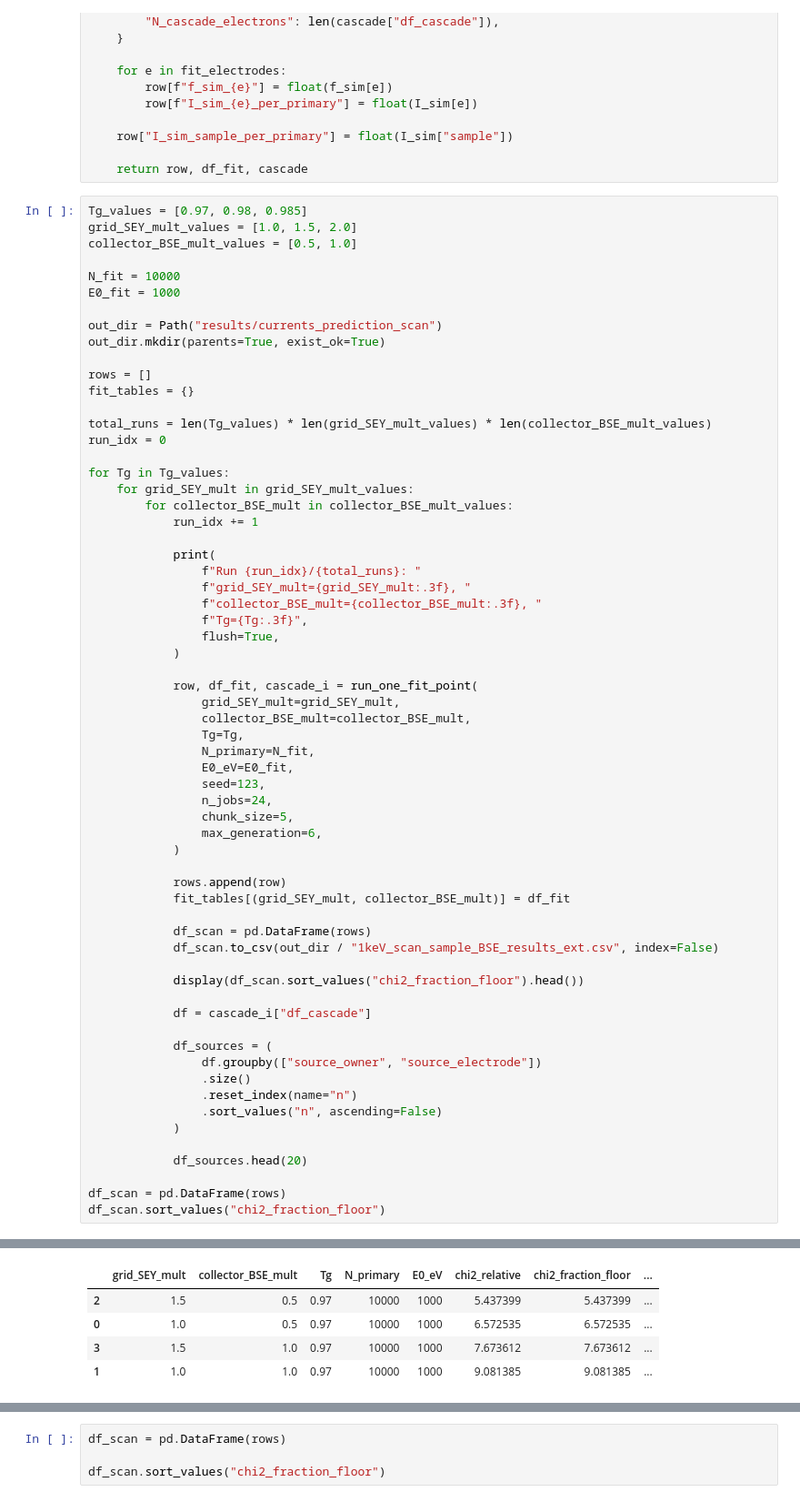
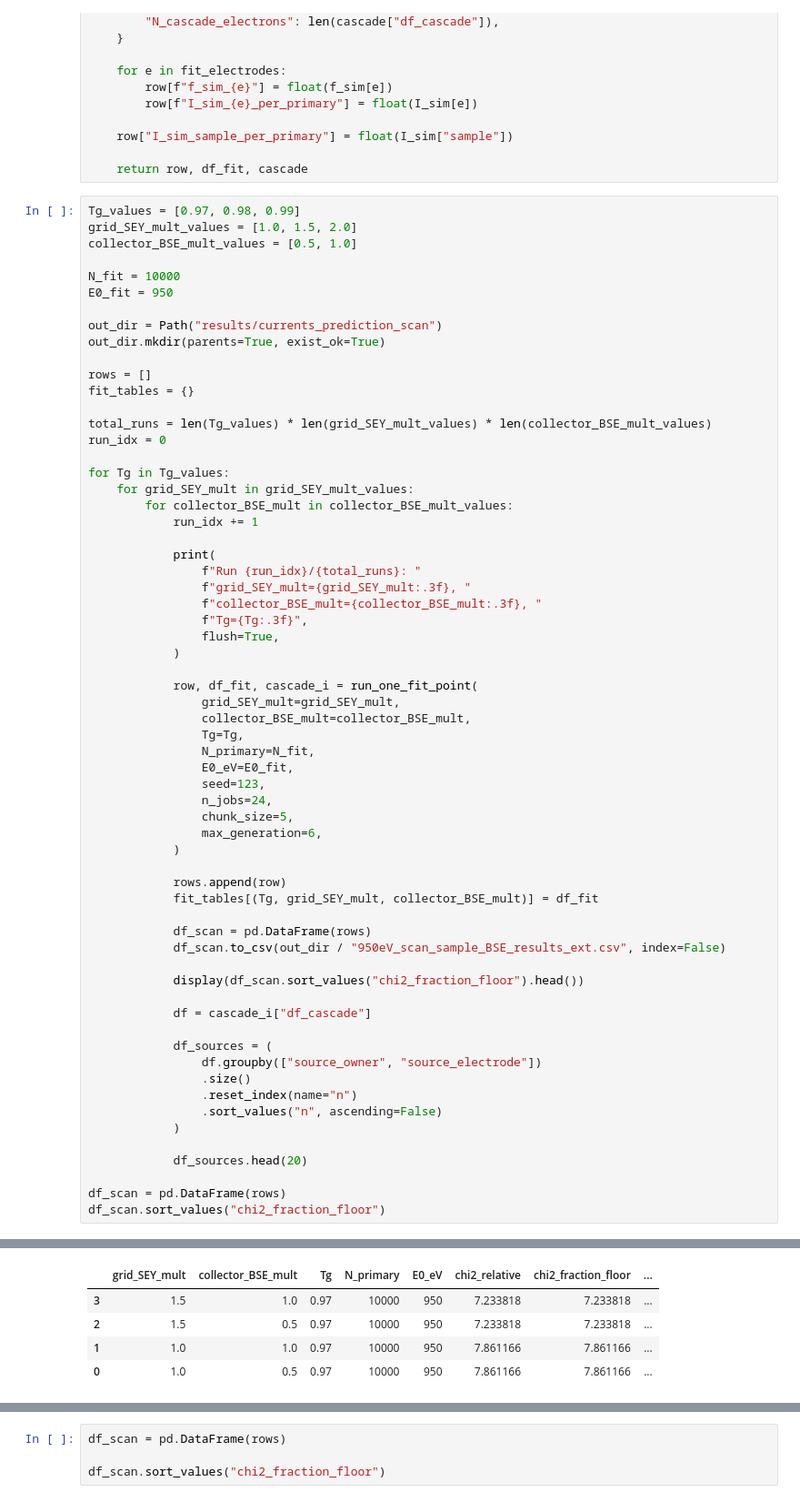
Before and after one commit to oridzel/rfa_python, a Jupyter notebook: notebooks/06_current_prediction_modes.ipynb, the cells around one changed output, grey strips where cells are left out. Shown at 91% size. Saved outputs shown, nothing was run; the diff lists cells and outputs as text.

```diff
--- a/notebooks/06_current_prediction_modes.ipynb
+++ b/notebooks/06_current_prediction_modes.ipynb
@@ -1068,12 +1068,12 @@ def run_one_fit_point(
 
     return row, df_fit, cascade
 # %%
-Tg_values = [0.97, 0.98, 0.985]
+Tg_values = [0.97, 0.98, 0.99]
 grid_SEY_mult_values = [1.0, 1.5, 2.0]
 collector_BSE_mult_values = [0.5, 1.0]
 
 N_fit = 10000
-E0_fit = 1000
+E0_fit = 950
 
 out_dir = Path("results/currents_prediction_scan")
 out_dir.mkdir(parents=True, exist_ok=True)
@@ -1110,10 +1110,10 @@ for Tg in Tg_values:
             )
 
             rows.append(row)
-            fit_tables[(grid_SEY_mult, collector_BSE_mult)] = df_fit
+            fit_tables[(Tg, grid_SEY_mult, collector_BSE_mult)] = df_fit
 
             df_scan = pd.DataFrame(rows)
-            df_scan.to_csv(out_dir / "1keV_scan_sample_BSE_results_ext.csv", index=False)
+            df_scan.to_csv(out_dir / "950eV_scan_sample_BSE_results_ext.csv", index=False)
 
             display(df_scan.sort_values("chi2_fraction_floor").head())
 
@@ -1148,10 +1148,10 @@ Run 3/18: grid_SEY_mult=1.500, collector_BSE_mult=0.500, Tg=0.970
 3 rows × 24 columns
 Run 4/18: grid_SEY_mult=1.500, collector_BSE_mult=1.000, Tg=0.970
 |  | grid_SEY_mult | collector_BSE_mult | Tg | N_primary | E0_eV | chi2_relative | chi2_fraction_floor | ... |
-| 2 | 1.5 | 0.5 | 0.97 | 10000 | 1000 | 5.437399 | 5.437399 | ... |
-| 0 | 1.0 | 0.5 | 0.97 | 10000 | 1000 | 6.572535 | 6.572535 | ... |
-| 3 | 1.5 | 1.0 | 0.97 | 10000 | 1000 | 7.673612 | 7.673612 | ... |
-| 1 | 1.0 | 1.0 | 0.97 | 10000 | 1000 | 9.081385 | 9.081385 | ... |
+| 3 | 1.5 | 1.0 | 0.97 | 10000 | 950 | 7.233818 | 7.233818 | ... |
+| 2 | 1.5 | 0.5 | 0.97 | 10000 | 950 | 7.233818 | 7.233818 | ... |
+| 1 | 1.0 | 1.0 | 0.97 | 10000 | 950 | 7.861166 | 7.861166 | ... |
+| 0 | 1.0 | 0.5 | 0.97 | 10000 | 950 | 7.861166 | 7.861166 | ... |
 4 rows × 24 columns
 ... (44 outputs left out)
 # %%
```
Also changed, not shown: parts of 2 cells of this notebook, 1 other file.
